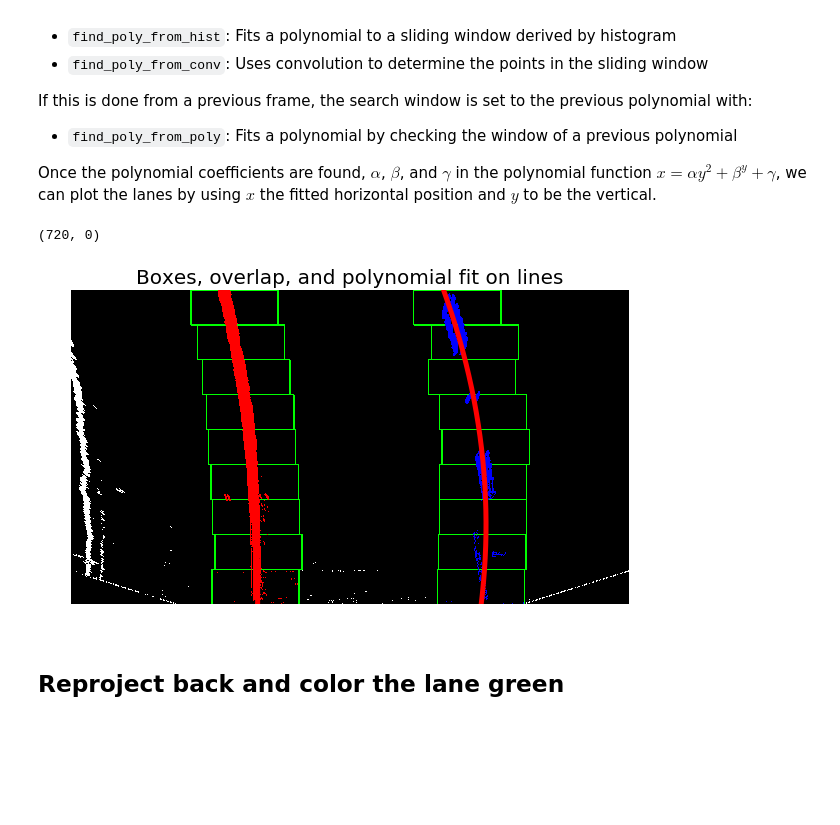
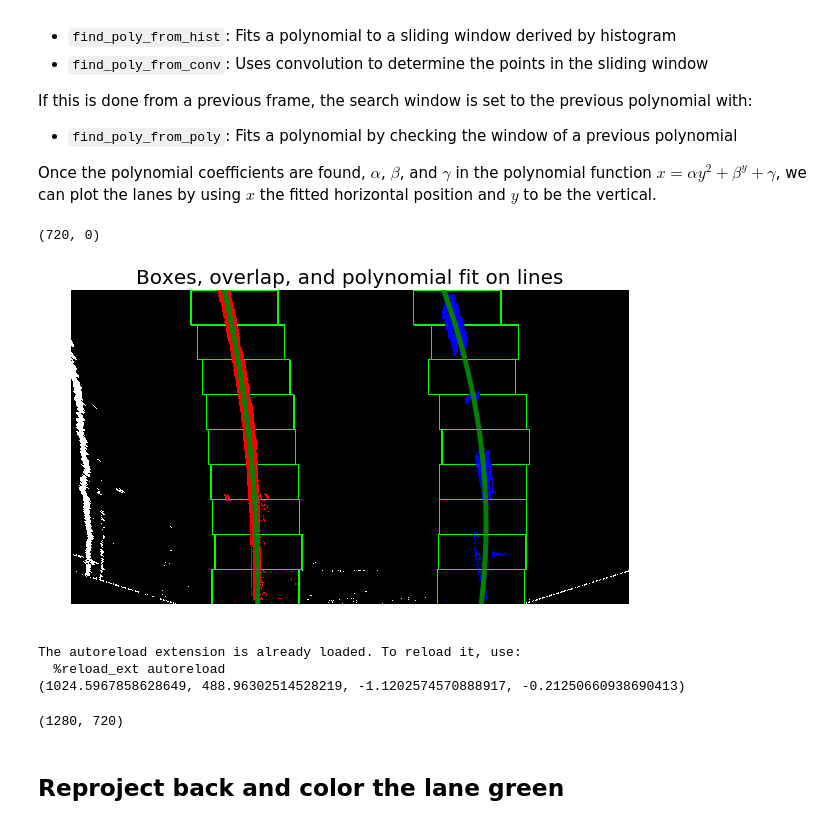
Before and after one commit to amanda-ni/CarND-Advanced-Lane-Lines, a Jupyter notebook: Pipeline.ipynb, the cells around one changed output. Drawn from its saved outputs; the diff is of its cells as text; code cells hidden in the pictures; blank space fills up the shorter version.

```diff
--- a/Pipeline.ipynb
+++ b/Pipeline.ipynb
@@ -188,44 +189,51 @@ Once the polynomial coefficients are found, $\alpha$, $\beta$, and $\gamma$ in t
 # %%
 # Which method should we use?
 #  - slide: sliding window
 #  - conv: convolutional window
 #  - poly: polynomial window
 slide_conv_poly='slide'
-visualize=True
 
 # Determine the left and right polynomials
 if slide_conv_poly == 'slide':
     # left_fit, right_fit = find_sliding_poly(combined_binary)
-    lr_fit = find_poly_from_hist(combined_binary, visualize=visualize)
+    lr_fit = find_poly_from_hist(combined_binary)
 elif slide_conv_poly == 'conv':
-    lr_fit = find_poly_from_hist(combined_binary, visualize=visualize)
+    lr_fit = find_poly_from_hist(combined_binary)
 elif slide_conv_poly == 'poly':
-    lr_fit = find_poly_from_hist(combined_binary, visualize=visualize)
+    lr_fit = find_poly_from_hist(combined_binary)
 
 # The left and right polynomials
 left_fit = lr_fit[0]
 right_fit = lr_fit[1]
 
 # Generate x and y values for plotting
 ploty = np.linspace(0, combined_binary.shape[0]-1, combined_binary.shape[0] )
 left_fitx = left_fit[0]*ploty**2 + left_fit[1]*ploty + left_fit[2]
 right_fitx = right_fit[0]*ploty**2 + right_fit[1]*ploty + right_fit[2]
 
 # Plot and overlay the image
 plt.figure(figsize=(10,10)); plt.axis('off')
 plt.title('Boxes, overlap, and polynomial fit on lines', fontsize=20)
-if visualize:
-    out_img = lr_fit[2]
-    plt.imshow(out_img);
-else:
-    plt.imshow(combined_binary, cmap='gray')
-plt.plot(left_fitx, ploty, color='red', linewidth=5)
-plt.plot(right_fitx, ploty, color='red', linewidth=5)
+
+out_img = lr_fit[4]
+plt.imshow(out_img);
+plt.plot(left_fitx, ploty, color='green', linewidth=5)
+plt.plot(right_fitx, ploty, color='green', linewidth=5)
 plt.xlim(0, 1280)
 plt.ylim(720, 0)
 # %% [output]
 (720, 0)
-[figure, old version]
+[figure, new version]
+# %%
+%load_ext autoreload
+%autoreload
+print( convert_curvature(left_fitx, right_fitx, ploty) )
+img_size
+# %% [output]
+The autoreload extension is already loaded. To reload it, use:
+  %reload_ext autoreload
+(1024.5967858628649, 488.96302514528219, -1.1202574570888917, -0.21250660938690413)
+(1280, 720)
 # %% [markdown]
 ## Reproject back and color the lane green
 # %%
```
Also changed, not shown: parts of 3 cells of this notebook, 1 other file.
